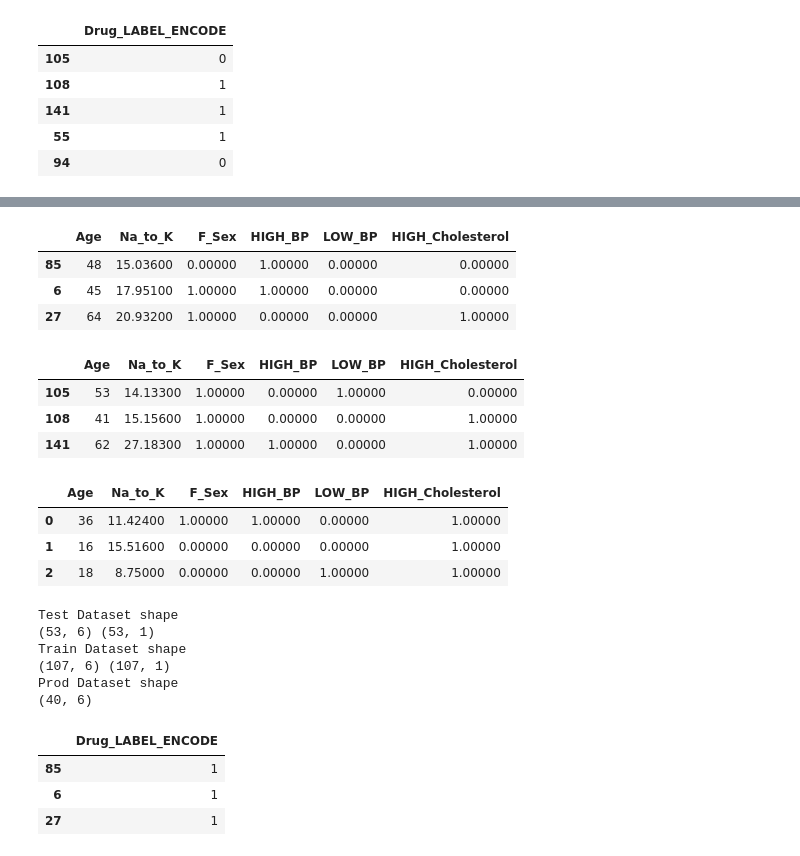
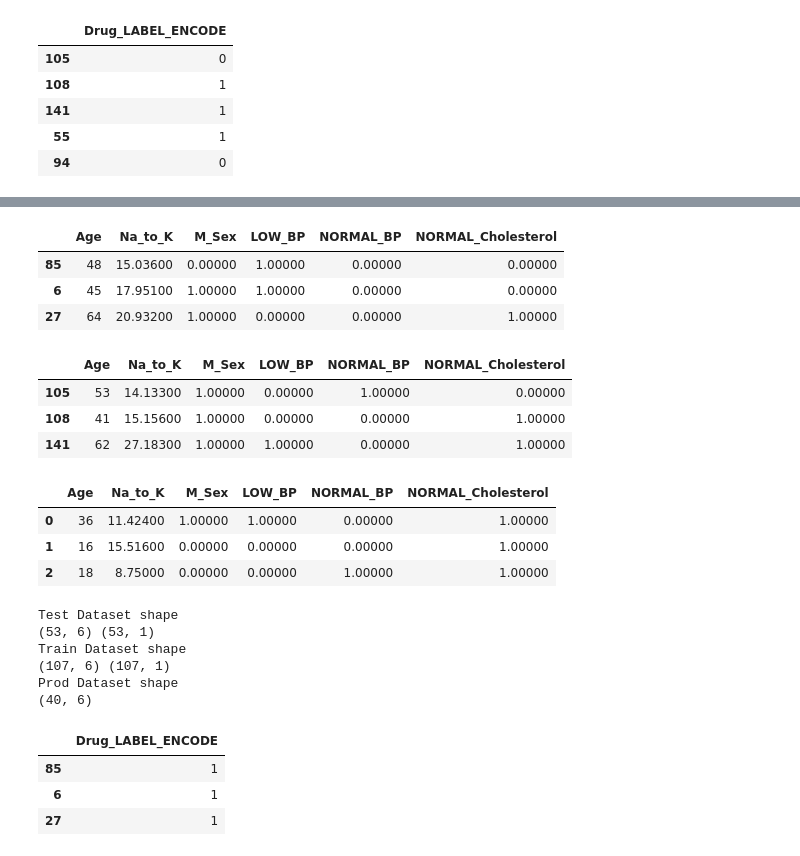
Before and after one commit to maheshambokar/INSAID_ML_Advance, a Jupyter notebook: drug-prediction.ipynb, the cells around one changed output, grey strips where cells are left out. Cells and saved outputs as stored; diff of their text form; code cells hidden in the pictures.

```diff
--- a/drug-prediction.ipynb
+++ b/drug-prediction.ipynb
@@ -609,9 +615,12 @@ def OHE_FitTransform(featurename:str,lbl_ec_dataset:pd,label_encoded_feature_cla
         cat_labels_new = list(enc.get_feature_names())
 
         enc_cols = enc_df.columns.to_list()
+        #label_encoded_feature_classes
+        # drop the first feature name from clas label list as we have mentioned drop=first in fit call
+        label_encoded_feature_classes2 = label_encoded_feature_classes[1:]
 
         #columns_dict = dict(zip(enc_cols,lbl_classes2))
-        columns_dict = dict(zip(enc_cols,label_encoded_feature_classes))
+        columns_dict = dict(zip(enc_cols,label_encoded_feature_classes2))
 
         #print(columns_dict)
         #display(enc_df.head())
@@ -683,7 +692,10 @@ def OHE_Transform(featurename:str,lbl_ec_dataset_test:pd,label_encoded_feature_c
         #print(label_encoded_feature_classes)
 
         #columns_dict = dict(zip(enc_cols,lbl_classes2))
-        columns_dict = dict(zip(enc_cols,label_encoded_feature_classes))
+         # drop the first feature name from class label list as we have mentioned drop=first in fit call
+        label_encoded_feature_classes2 = label_encoded_feature_classes[1:]
+
+        columns_dict = dict(zip(enc_cols,label_encoded_feature_classes2))
         #print("columns_dict : " )
         #print(columns_dict)
 
@@ -878,46 +907,45 @@ display(X_Prod_F.head())
 
 X_train_Features = X_train_F.loc[:,X_train_F.columns[X_train_F.columns !='Sex'] & \
                          X_train_F.columns[X_train_F.columns !='BP'] & \
                X_train_F.columns[X_train_F.columns !='Cholesterol']]
 
 X_test_Features = X_test_F.loc[:,X_test_F.columns[X_test_F.columns !='Sex'] & \
                          X_test_F.columns[X_test_F.columns !='BP'] & \
                X_test_F.columns[X_test_F.columns !='Cholesterol']]
 
 X_Prod_Features = X_Prod_F.loc[:,X_Prod_F.columns[X_Prod_F.columns !='Sex'] & \
                          X_Prod_F.columns[X_Prod_F.columns !='BP'] & \
                X_Prod_F.columns[X_Prod_F.columns !='Cholesterol']]
 
 '''
 
 
-X_train_Features = X_train_F[['Age','Na_to_K','F_Sex','HIGH_BP','LOW_BP','HIGH_Cholesterol']]
+X_train_Features = X_train_F[['Age','Na_to_K','M_Sex','LOW_BP','NORMAL_BP','NORMAL_Cholesterol']]
 
-X_test_Features = X_test_F[['Age','Na_to_K','F_Sex','HIGH_BP','LOW_BP','HIGH_Cholesterol']]
+X_test_Features = X_test_F[['Age','Na_to_K','M_Sex','LOW_BP','NORMAL_BP','NORMAL_Cholesterol']]
 
-X_Prod_Features = X_Prod_F[['Age','Na_to_K','F_Sex','HIGH_BP','LOW_BP','HIGH_Cholesterol']]
-
+X_Prod_Features = X_Prod_F[['Age','Na_to_K','M_Sex','LOW_BP','NORMAL_BP','NORMAL_Cholesterol']]
 display(X_train_Features.head(3))
 display(X_test_Features.head(3))
 display(X_Prod_Features.head(3))
 
 print("Test Dataset shape")
 print(X_test_Features.shape,y_test.shape)
 print("Train Dataset shape")
 print(X_train_Features.shape,y_train.shape)
 
 print("Prod Dataset shape")
 print(X_Prod_Features.shape)
 # %% [output]
-|  | Age | Na_to_K | F_Sex | HIGH_BP | LOW_BP | HIGH_Cholesterol |
+|  | Age | Na_to_K | M_Sex | LOW_BP | NORMAL_BP | NORMAL_Cholesterol |
 | 85 | 48 | 15.03600 | 0.00000 | 1.00000 | 0.00000 | 0.00000 |
 | 6 | 45 | 17.95100 | 1.00000 | 1.00000 | 0.00000 | 0.00000 |
 | 27 | 64 | 20.93200 | 1.00000 | 0.00000 | 0.00000 | 1.00000 |
-|  | Age | Na_to_K | F_Sex | HIGH_BP | LOW_BP | HIGH_Cholesterol |
+|  | Age | Na_to_K | M_Sex | LOW_BP | NORMAL_BP | NORMAL_Cholesterol |
 | 105 | 53 | 14.13300 | 1.00000 | 0.00000 | 1.00000 | 0.00000 |
 | 108 | 41 | 15.15600 | 1.00000 | 0.00000 | 0.00000 | 1.00000 |
 | 141 | 62 | 27.18300 | 1.00000 | 1.00000 | 0.00000 | 1.00000 |
-|  | Age | Na_to_K | F_Sex | HIGH_BP | LOW_BP | HIGH_Cholesterol |
+|  | Age | Na_to_K | M_Sex | LOW_BP | NORMAL_BP | NORMAL_Cholesterol |
 | 0 | 36 | 11.42400 | 1.00000 | 1.00000 | 0.00000 | 1.00000 |
 | 1 | 16 | 15.51600 | 0.00000 | 0.00000 | 0.00000 | 1.00000 |
 | 2 | 18 | 8.75000 | 0.00000 | 0.00000 | 1.00000 | 1.00000 |
```
Also changed, not shown: parts of 18 cells of this notebook, 1 other file.
